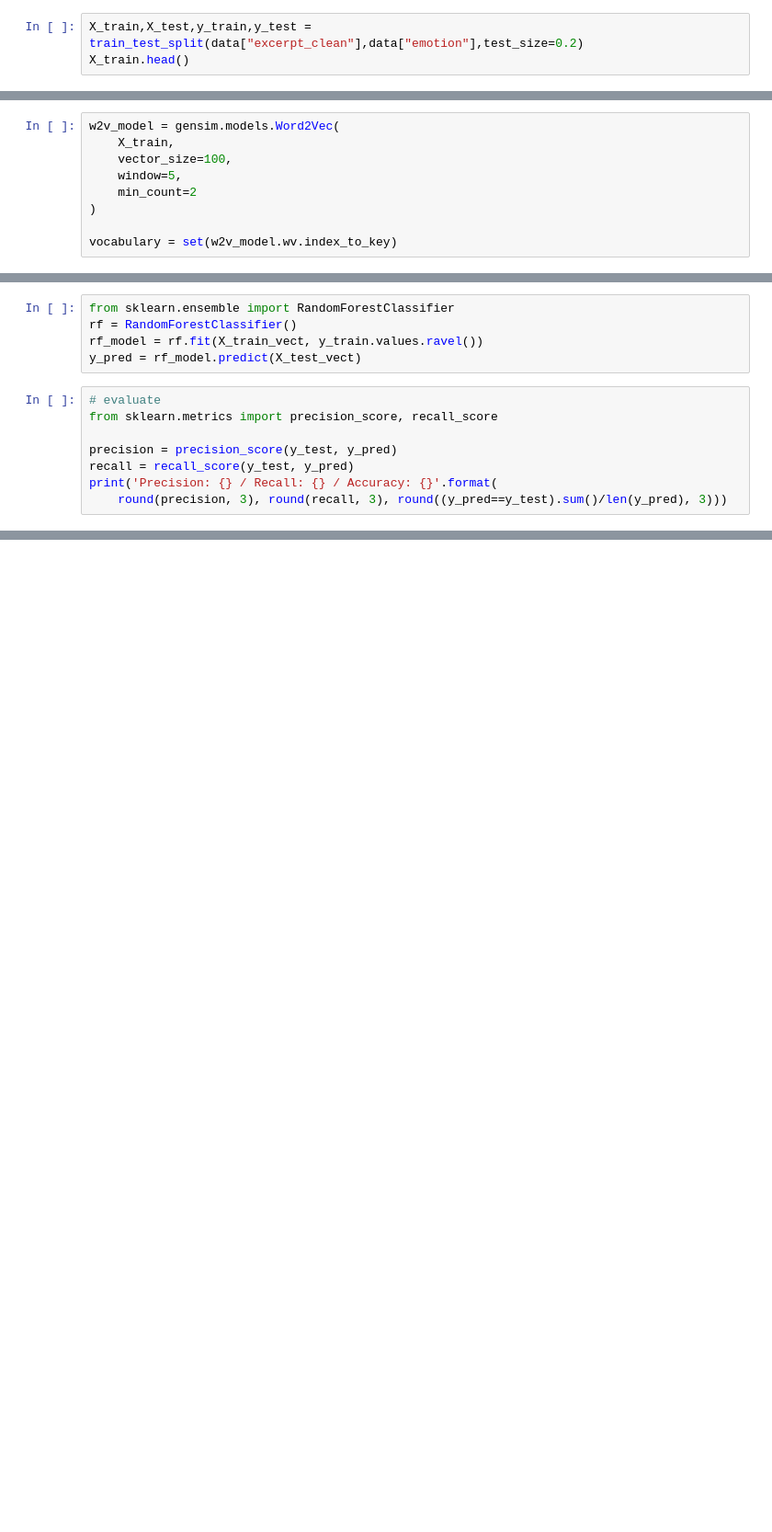
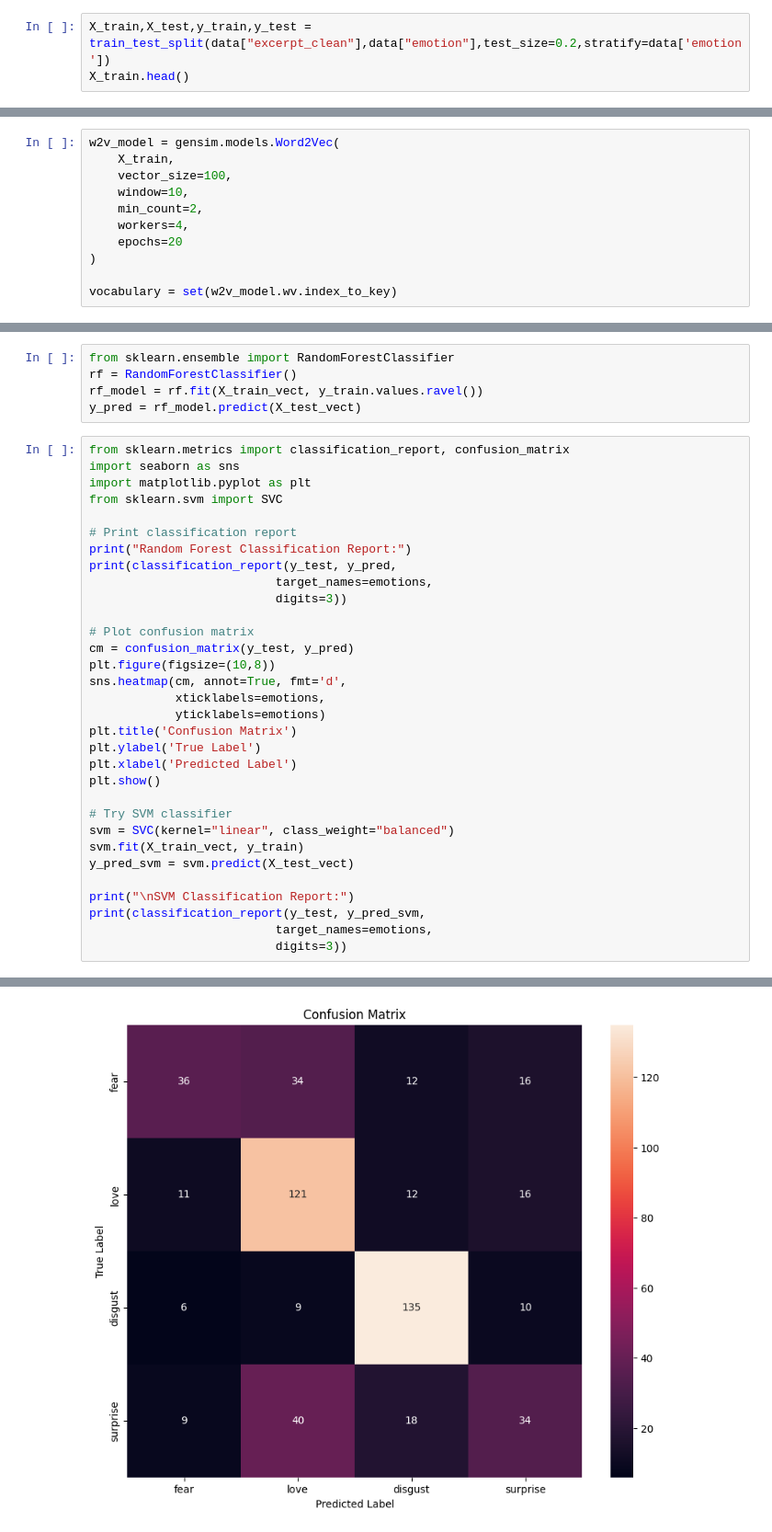
Before and after one commit to Yixian-ch/smell_emotion_classifier, a Jupyter notebook: source/classifier.ipynb, the cells around one changed output, grey strips where cells are left out. Shown: that part at 92% size. Drawn from its saved outputs; the diff is of its cells as text; blank space fills up the shorter version.

```diff
--- a/source/classifier.ipynb
+++ b/source/classifier.ipynb
@@ -63,4 +68,4 @@ Name: excerpt_clean, dtype: object
 # %%
-X_train,X_test,y_train,y_test = train_test_split(data["excerpt_clean"],data["emotion"],test_size=0.2)
+X_train,X_test,y_train,y_test = train_test_split(data["excerpt_clean"],data["emotion"],test_size=0.2,stratify=data['emotion'])
 X_train.head()
 # %% [output]
@@ -71,8 +81,10 @@ KeyError: 'experts_clean'
 w2v_model = gensim.models.Word2Vec(
     X_train,
     vector_size=100,
-    window=5,
-    min_count=2
+    window=10,
+    min_count=2,
+    workers=4,
+    epochs=20
 )
 
 vocabulary = set(w2v_model.wv.index_to_key)
@@ -92,11 +104,35 @@ rf = RandomForestClassifier()
 rf_model = rf.fit(X_train_vect, y_train.values.ravel())
 y_pred = rf_model.predict(X_test_vect)
 # %%
-# evaluate
-from sklearn.metrics import precision_score, recall_score
+from sklearn.metrics import classification_report, confusion_matrix
+import seaborn as sns
+import matplotlib.pyplot as plt
+from sklearn.svm import SVC
 
-precision = precision_score(y_test, y_pred)
-recall = recall_score(y_test, y_pred)
-print('Precision: {} / Recall: {} / Accuracy: {}'.format(
-    round(precision, 3), round(recall, 3), round((y_pred==y_test).sum()/len(y_pred), 3)))
+# Print classification report
+print("Random Forest Classification Report:")
+print(classification_report(y_test, y_pred,
+                          target_names=emotions,
+                          digits=3))
+
+# Plot confusion matrix
+cm = confusion_matrix(y_test, y_pred)
+plt.figure(figsize=(10,8))
+sns.heatmap(cm, annot=True, fmt='d',
+            xticklabels=emotions,
+            yticklabels=emotions)
+plt.title('Confusion Matrix')
+plt.ylabel('True Label')
+plt.xlabel('Predicted Label')
+plt.show()
+
+# Try SVM classifier
+svm = SVC(kernel="linear", class_weight="balanced")
+svm.fit(X_train_vect, y_train)
+y_pred_svm = svm.predict(X_test_vect)
+
+print("\nSVM Classification Report:")
+print(classification_report(y_test, y_pred_svm,
+                          target_names=emotions,
+                          digits=3))
 # %% [output]
@@ -103,0 +150 @@ Precision: 0.444 / Recall: 0.062 / Accuracy: 0.693
+[figure, added]
```
Also changed, not shown: parts of 6 cells of this notebook, 6 other files.
